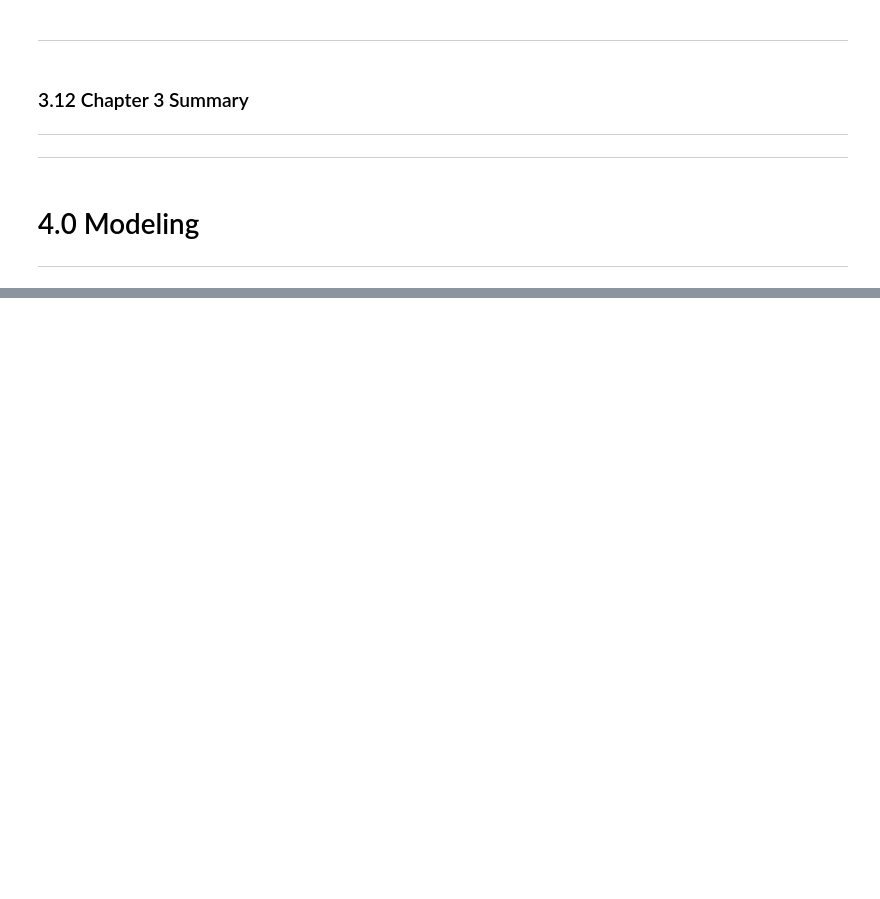
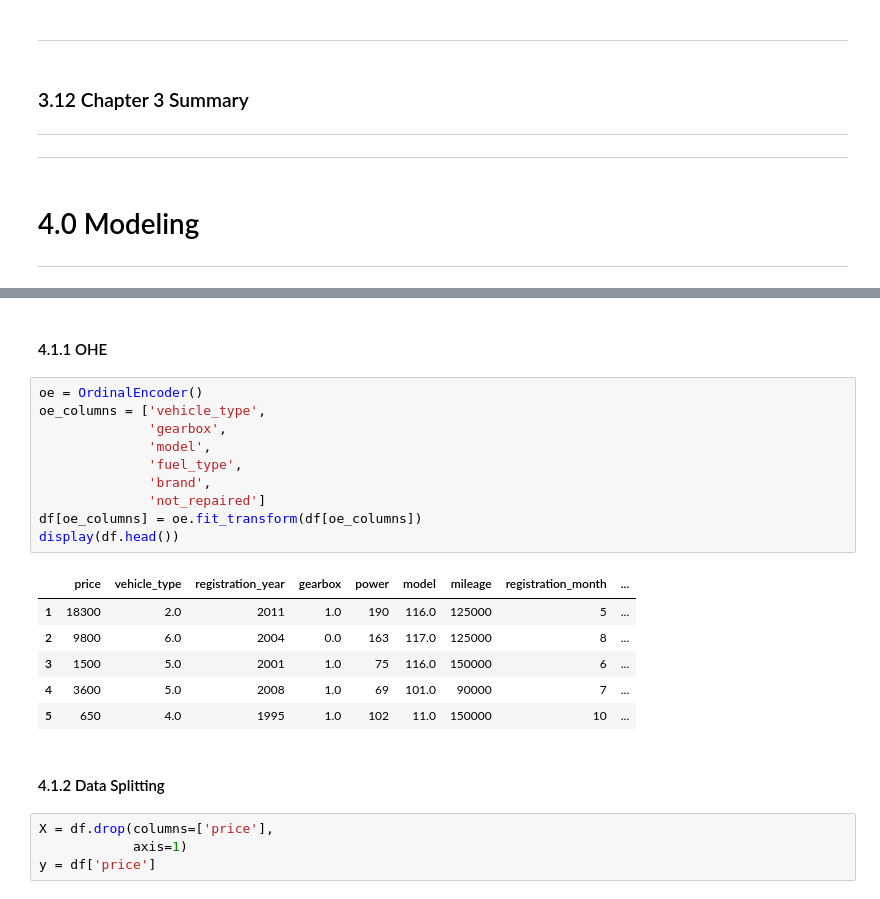
Before and after one commit to Vyncent-vdW/sprint_twelve_numerical_methods, a Jupyter notebook: sprint_twelve_numerical_methods_nb.ipynb, the cells around one changed output, grey strips where cells are left out. Drawn from its saved outputs; the diff is of its cells as text; blank space fills up the shorter version.

```diff
--- a/sprint_twelve_numerical_methods_nb.ipynb
+++ b/sprint_twelve_numerical_methods_nb.ipynb
@@ -660,0 +674,25 @@ plt.show()
+# %% [markdown]
+#### 4.1.1 OHE
+# %%
+oe = OrdinalEncoder()
+oe_columns = ['vehicle_type',
+              'gearbox',
+              'model',
+              'fuel_type',
+              'brand',
+              'not_repaired']
+df[oe_columns] = oe.fit_transform(df[oe_columns])
+display(df.head())
+# %% [output]
+|  | price | vehicle_type | registration_year | gearbox | power | model | mileage | registration_month | ... |
+| 1 | 18300 | 2.0 | 2011 | 1.0 | 190 | 116.0 | 125000 | 5 | ... |
+| 2 | 9800 | 6.0 | 2004 | 0.0 | 163 | 117.0 | 125000 | 8 | ... |
+| 3 | 1500 | 5.0 | 2001 | 1.0 | 75 | 116.0 | 150000 | 6 | ... |
+| 4 | 3600 | 5.0 | 2008 | 1.0 | 69 | 101.0 | 90000 | 7 | ... |
+| 5 | 650 | 4.0 | 1995 | 1.0 | 102 | 11.0 | 150000 | 10 | ... |
+# %% [markdown]
+#### 4.1.2 Data Splitting
+# %%
+X = df.drop(columns=['price'],
+            axis=1)
+y = df['price']
```
Also changed, not shown: parts of 17 cells of this notebook, 4 other files.
